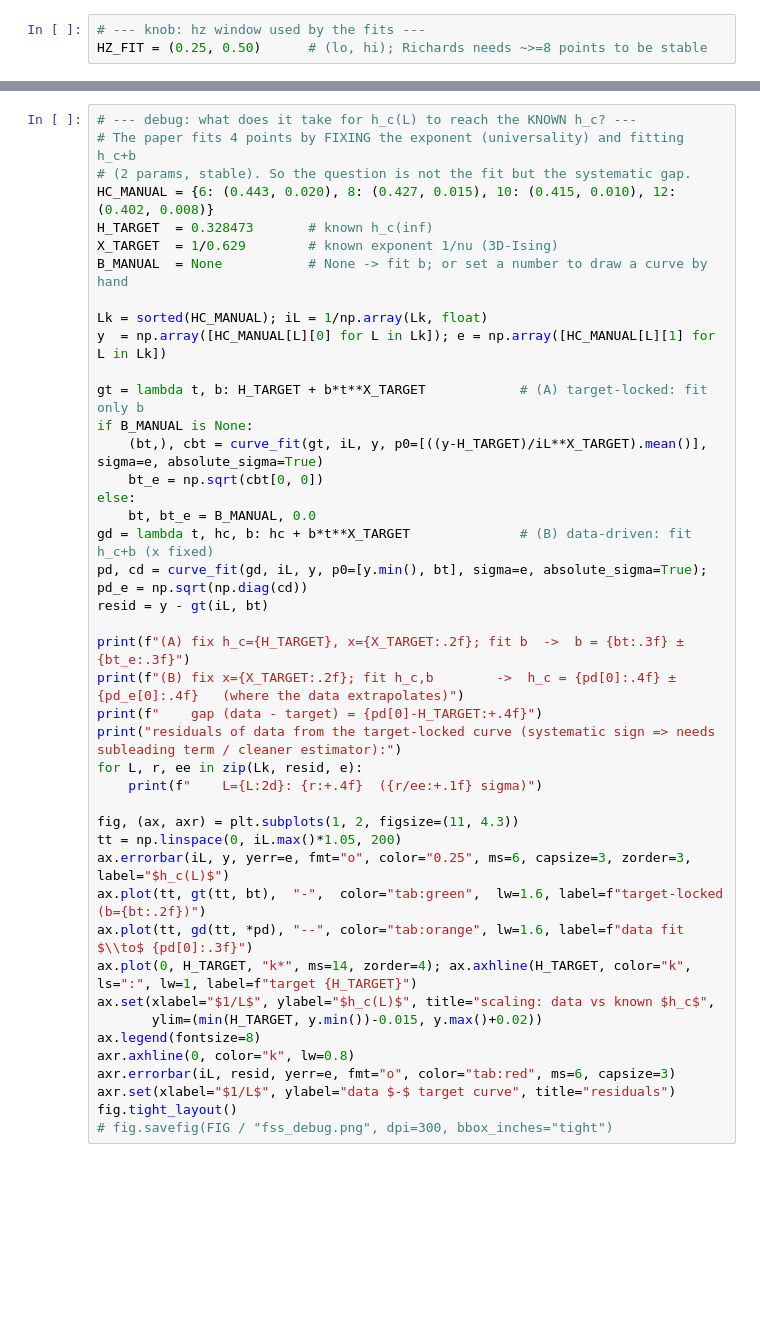
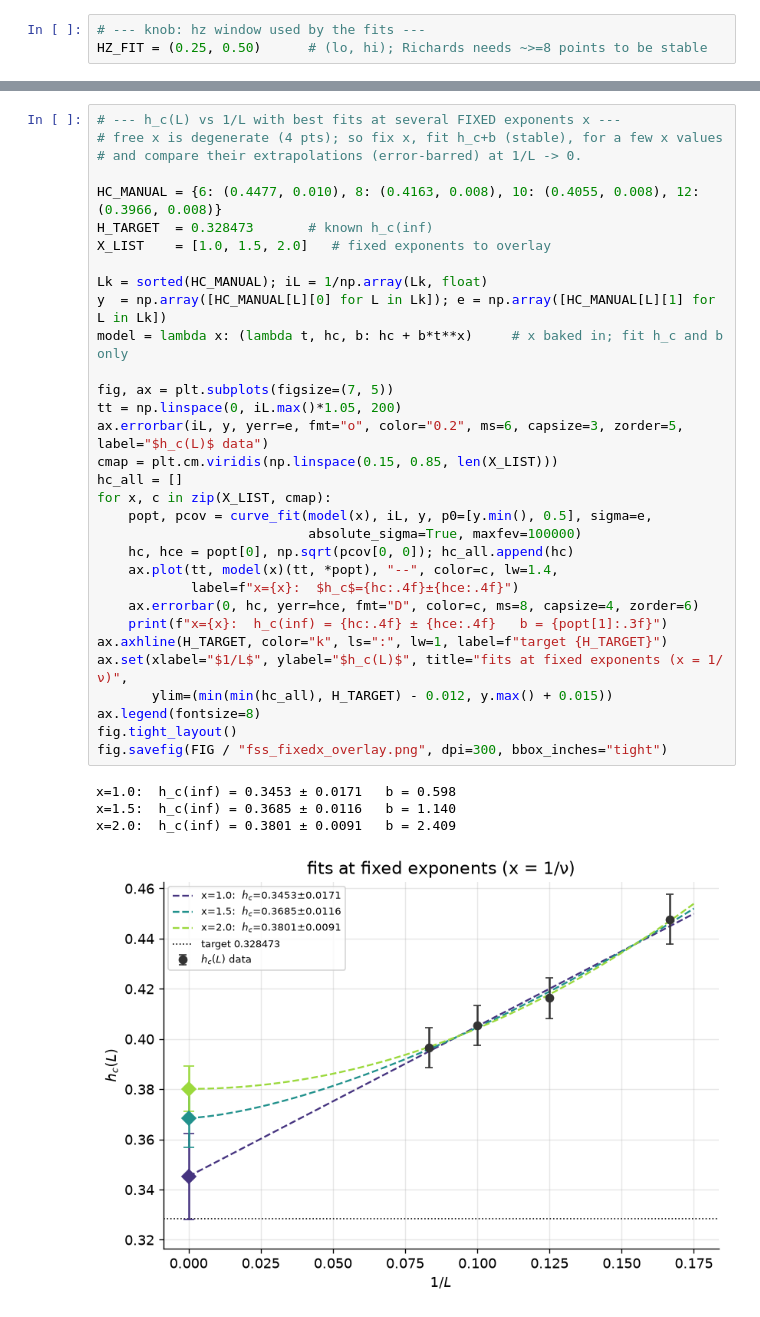
Before and after one commit to SanzharBissenali/2D-TC, a Jupyter notebook: analysis/03_fss.ipynb, the cells around one changed output, grey strips where cells are left out. Saved outputs shown, nothing was run; the diff lists cells and outputs as text; blank space fills up the shorter version.

```diff
--- a/analysis/03_fss.ipynb
+++ b/analysis/03_fss.ipynb
@@ -124,43 +141,37 @@ fig.tight_layout()
-# %%
-# --- debug: what does it take for h_c(L) to reach the KNOWN h_c? ---
-# The paper fits 4 points by FIXING the exponent (universality) and fitting h_c+b
-# (2 params, stable). So the question is not the fit but the systematic gap.
-HC_MANUAL = {6: (0.443, 0.020), 8: (0.427, 0.015), 10: (0.415, 0.010), 12: (0.402, 0.008)}
-H_TARGET  = 0.328473       # known h_c(inf)
-X_TARGET  = 1/0.629        # known exponent 1/nu (3D-Ising)
-B_MANUAL  = None           # None -> fit b; or set a number to draw a curve by hand
-
-Lk = sorted(HC_MANUAL); iL = 1/np.array(Lk, float)
-y  = np.array([HC_MANUAL[L][0] for L in Lk]); e = np.array([HC_MANUAL[L][1] for L in Lk])
-
-gt = lambda t, b: H_TARGET + b*t**X_TARGET            # (A) target-locked: fit only b
-if B_MANUAL is None:
-    (bt,), cbt = curve_fit(gt, iL, y, p0=[((y-H_TARGET)/iL**X_TARGET).mean()], sigma=e, absolute_sigma=True)
-    bt_e = np.sqrt(cbt[0, 0])
-else:
-    bt, bt_e = B_MANUAL, 0.0
-gd = lambda t, hc, b: hc + b*t**X_TARGET              # (B) data-driven: fit h_c+b (x fixed)
-pd, cd = curve_fit(gd, iL, y, p0=[y.min(), bt], sigma=e, absolute_sigma=True); pd_e = np.sqrt(np.diag(cd))
-resid = y - gt(iL, bt)
-
-print(f"(A) fix h_c={H_TARGET}, x={X_TARGET:.2f}; fit b  ->  b = {bt:.3f} ± {bt_e:.3f}")
-print(f"(B) fix x={X_TARGET:.2f}; fit h_c,b        ->  h_c = {pd[0]:.4f} ± {pd_e[0]:.4f}   (where the data extrapolates)")
-print(f"    gap (data - target) = {pd[0]-H_TARGET:+.4f}")
-print("residuals of data from the target-locked curve (systematic sign => needs subleading term / cleaner estimator):")
-for L, r, ee in zip(Lk, resid, e):
-    print(f"    L={L:2d}: {r:+.4f}  ({r/ee:+.1f} sigma)")
-
-fig, (ax, axr) = plt.subplots(1, 2, figsize=(11, 4.3))
-tt = np.linspace(0, iL.max()*1.05, 200)
-ax.errorbar(iL, y, yerr=e, fmt="o", color="0.25", ms=6, capsize=3, zorder=3, label="$h_c(L)$")
-ax.plot(tt, gt(tt, bt),  "-",  color="tab:green",  lw=1.6, label=f"target-locked (b={bt:.2f})")
-ax.plot(tt, gd(tt, *pd), "--", color="tab:orange", lw=1.6, label=f"data fit $\\to$ {pd[0]:.3f}")
-ax.plot(0, H_TARGET, "k*", ms=14, zorder=4); ax.axhline(H_TARGET, color="k", ls=":", lw=1, label=f"target {H_TARGET}")
-ax.set(xlabel="$1/L$", ylabel="$h_c(L)$", title="scaling: data vs known $h_c$",
-       ylim=(min(H_TARGET, y.min())-0.015, y.max()+0.02))
-ax.legend(fontsize=8)
-axr.axhline(0, color="k", lw=0.8)
-axr.errorbar(iL, resid, yerr=e, fmt="o", color="tab:red", ms=6, capsize=3)
-axr.set(xlabel="$1/L$", ylabel="data $-$ target curve", title="residuals")
-fig.tight_layout()
-# fig.savefig(FIG / "fss_debug.png", dpi=300, bbox_inches="tight")
+# %%
+# --- h_c(L) vs 1/L with best fits at several FIXED exponents x ---
+# free x is degenerate (4 pts); so fix x, fit h_c+b (stable), for a few x values
+# and compare their extrapolations (error-barred) at 1/L -> 0.
+
+HC_MANUAL = {6: (0.4477, 0.010), 8: (0.4163, 0.008), 10: (0.4055, 0.008), 12: (0.3966, 0.008)}
+H_TARGET  = 0.328473       # known h_c(inf)
+X_LIST    = [1.0, 1.5, 2.0]   # fixed exponents to overlay
+
+Lk = sorted(HC_MANUAL); iL = 1/np.array(Lk, float)
+y  = np.array([HC_MANUAL[L][0] for L in Lk]); e = np.array([HC_MANUAL[L][1] for L in Lk])
+model = lambda x: (lambda t, hc, b: hc + b*t**x)     # x baked in; fit h_c and b only
+
+fig, ax = plt.subplots(figsize=(7, 5))
+tt = np.linspace(0, iL.max()*1.05, 200)
+ax.errorbar(iL, y, yerr=e, fmt="o", color="0.2", ms=6, capsize=3, zorder=5, label="$h_c(L)$ data")
+cmap = plt.cm.viridis(np.linspace(0.15, 0.85, len(X_LIST)))
+hc_all = []
+for x, c in zip(X_LIST, cmap):
+    popt, pcov = curve_fit(model(x), iL, y, p0=[y.min(), 0.5], sigma=e,
+                           absolute_sigma=True, maxfev=100000)
+    hc, hce = popt[0], np.sqrt(pcov[0, 0]); hc_all.append(hc)
+    ax.plot(tt, model(x)(tt, *popt), "--", color=c, lw=1.4,
+            label=f"x={x}:  $h_c$={hc:.4f}±{hce:.4f}")
+    ax.errorbar(0, hc, yerr=hce, fmt="D", color=c, ms=8, capsize=4, zorder=6)
+    print(f"x={x}:  h_c(inf) = {hc:.4f} ± {hce:.4f}   b = {popt[1]:.3f}")
+ax.axhline(H_TARGET, color="k", ls=":", lw=1, label=f"target {H_TARGET}")
+ax.set(xlabel="$1/L$", ylabel="$h_c(L)$", title="fits at fixed exponents (x = 1/ν)",
+       ylim=(min(min(hc_all), H_TARGET) - 0.012, y.max() + 0.015))
+ax.legend(fontsize=8)
+fig.tight_layout()
+fig.savefig(FIG / "fss_fixedx_overlay.png", dpi=300, bbox_inches="tight")
+# %% [output]
+x=1.0:  h_c(inf) = 0.3453 ± 0.0171   b = 0.598
+x=1.5:  h_c(inf) = 0.3685 ± 0.0116   b = 1.140
+x=2.0:  h_c(inf) = 0.3801 ± 0.0091   b = 2.409
+[figure, added]
```
Also changed, not shown: parts of 4 cells of this notebook, 2 other files.
